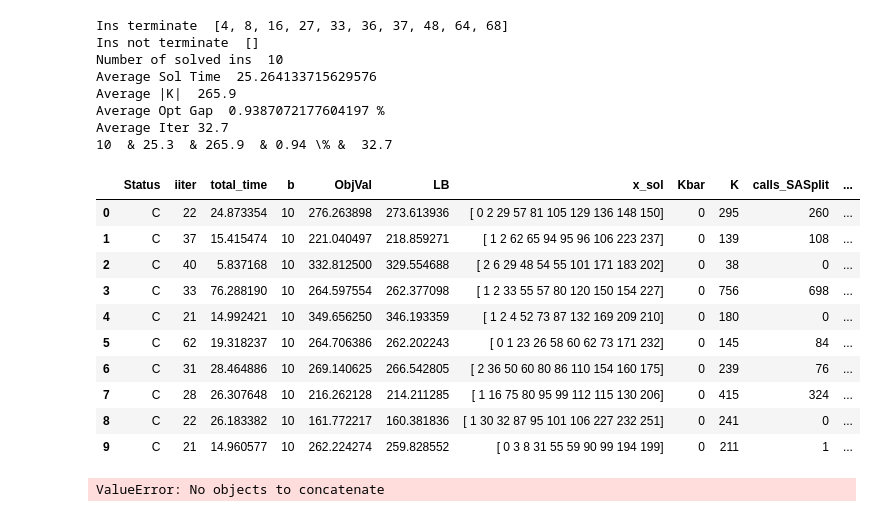
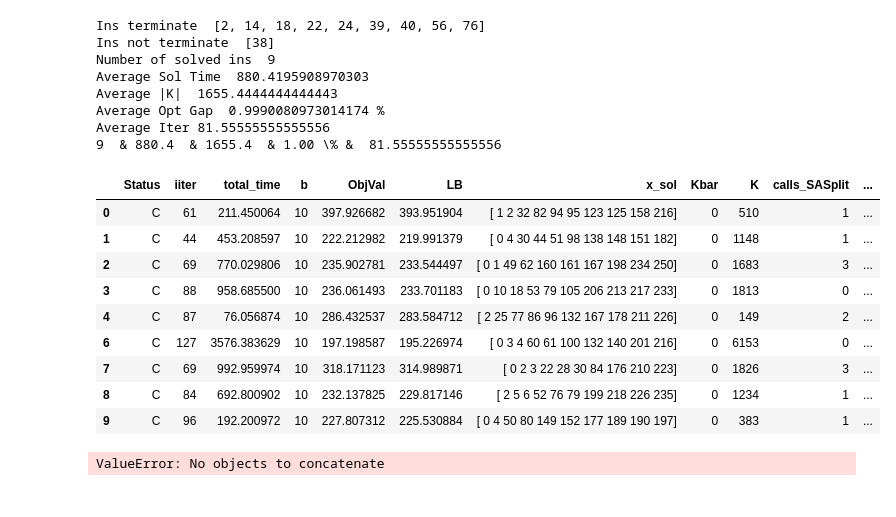
Before and after one commit to diHnguyen/SSPI, a Jupyter notebook: PythonConversion/Dec2024_Output/ProcessOutput.ipynb, the cells around one changed output. Cells and saved outputs as stored; diff of their text form; code cells hidden in the pictures.

```diff
--- a/PythonConversion/Dec2024_Output/ProcessOutput.ipynb
+++ b/PythonConversion/Dec2024_Output/ProcessOutput.ipynb
@@ -14,8 +14,8 @@ N = 40 #50
 
 # N40
 # ins = [1, 3, 5, 6, 7, 9, 10, 11, 12, 13]
-ins =  [4, 8, 16, 27, 33, 36, 37, 48, 64, 68]
-# ins =  [2, 14, 18, 22, 24, 38, 39, 40, 56, 76]
+# ins =  [4, 8, 16, 27, 33, 36, 37, 48, 64, 68]
+ins =  [2, 14, 18, 22, 24, 38, 39, 40, 56, 76]
 
 # N50
 # ins =  [2, 6, 7, 10, 13, 14, 15, 16, 17, 21]
@@ -26,7 +26,7 @@ ins =  [4, 8, 16, 27, 33, 36, 37, 48, 64, 68]
 def processMain(N, ins):
     fileNames = []
     for i in ins:
-        fileNames.append("./Dec2024_Output/Iter/main_singleCut_combinedStratV1_WarmStart_threshold_p_15_N"+str(N)+"_"+str(i)+".txt")
+        fileNames.append("./Dec2024_Output/Iter/main_singleCut_combinedStratV1_threshold_p_adaptivegap_15_N"+str(N)+"_"+str(i)+".txt")
         # fileNames.append("./Iter/main_A3_0_15_N"+str(N)+"_"+str(i)+".txt")
     # print(fileNames)
     # Use the next line for finished ins
@@ -65,51 +65,50 @@ def processMain(N, ins):
     df_filtered = df_filtered[df_filtered.Status == "C"]
     # df_filtered = df_filtered[~df_filtered['Ins'].isin(ins_not_terminate)]
     # df_filtered = df_filtered.groupby('Ins').apply(
     #     lambda group: group[group['total_time'] == group['total_time'].max()])
     # df_filtered = df_filtered.reset_index(drop=True)
     df_filtered["OptGap"] = (df_filtered.ObjVal-df_filtered.LB)/df_filtered.ObjVal*100
     solved_ins = len(df_filtered)
     avg_time = df_filtered['total_time'].mean()
     avg_K = df_filtered['K'].mean()
     opt_gap = df_filtered["OptGap"].mean()
     avg_iter = df_filtered["iiter"].mean()+1
     print("Number of solved ins ", solved_ins)
     print("Average Sol Time ", avg_time)
     print("Average |K| ", avg_K)
     print("Average Opt Gap ", opt_gap,"%")
     print("Average Iter", avg_iter)
     # {number:.2f}
     print(str(solved_ins), " & %.1f"  % avg_time, " & %.1f" % avg_K, " & %.2f" %opt_gap, "\% & ",str(avg_iter) )
 
 
     # print(output)
     # for i in range(5):
     #     output = pd.read_csv(EXP+"_N"+str(N)+"_"+str(i+1)+".txt", sep=";", header=None)
 
     return df_filtered
 
 df_default = processMain(N,ins)
 df_default
 # %% [output]
-Ins terminate  [4, 8, 16, 27, 33, 36, 37, 48, 64, 68]
-Ins not terminate  []
-Number of solved ins  10
-Average Sol Time  25.264133715629576
-Average |K|  265.9
-Average Opt Gap  0.9387072177604197 %
-Average Iter 32.7
-10  & 25.3  & 265.9  & 0.94 \% &  32.7
+Ins terminate  [2, 14, 18, 22, 24, 39, 40, 56, 76]
+Ins not terminate  [38]
+Number of solved ins  9
+Average Sol Time  880.4195908970303
+Average |K|  1655.4444444444443
+Average Opt Gap  0.9990080973014174 %
+Average Iter 81.55555555555556
+9  & 880.4  & 1655.4  & 1.00 \% &  81.55555555555556
 |  | Status | iiter | total_time | b | ObjVal | LB | x_sol | Kbar | K | calls_SASplit | ... |
-| 0 | C | 22 | 24.873354 | 10 | 276.263898 | 273.613936 | [ 0 2 29 57 81 105 129 136 148 150] | 0 | 295 | 260 | ... |
-| 1 | C | 37 | 15.415474 | 10 | 221.040497 | 218.859271 | [ 1 2 62 65 94 95 96 106 223 237] | 0 | 139 | 108 | ... |
-| 2 | C | 40 | 5.837168 | 10 | 332.812500 | 329.554688 | [ 2 6 29 48 54 55 101 171 183 202] | 0 | 38 | 0 | ... |
-| 3 | C | 33 | 76.288190 | 10 | 264.597554 | 262.377098 | [ 1 2 33 55 57 80 120 150 154 227] | 0 | 756 | 698 | ... |
-| 4 | C | 21 | 14.992421 | 10 | 349.656250 | 346.193359 | [ 1 2 4 52 73 87 132 169 209 210] | 0 | 180 | 0 | ... |
-| 5 | C | 62 | 19.318237 | 10 | 264.706386 | 262.202243 | [ 0 1 23 26 58 60 62 73 171 232] | 0 | 145 | 84 | ... |
-| 6 | C | 31 | 28.464886 | 10 | 269.140625 | 266.542805 | [ 2 36 50 60 80 86 110 154 160 175] | 0 | 239 | 76 | ... |
-| 7 | C | 28 | 26.307648 | 10 | 216.262128 | 214.211285 | [ 1 16 75 80 95 99 112 115 130 206] | 0 | 415 | 324 | ... |
-| 8 | C | 22 | 26.183382 | 10 | 161.772217 | 160.381836 | [ 1 30 32 87 95 101 106 227 232 251] | 0 | 241 | 0 | ... |
-| 9 | C | 21 | 14.960577 | 10 | 262.224274 | 259.828552 | [ 0 3 8 31 55 59 90 99 194 199] | 0 | 211 | 1 | ... |
+| 0 | C | 61 | 211.450064 | 10 | 397.926682 | 393.951904 | [ 1 2 32 82 94 95 123 125 158 216] | 0 | 510 | 1 | ... |
+| 1 | C | 44 | 453.208597 | 10 | 222.212982 | 219.991379 | [ 0 4 30 44 51 98 138 148 151 182] | 0 | 1148 | 1 | ... |
+| 2 | C | 69 | 770.029806 | 10 | 235.902781 | 233.544497 | [ 0 1 49 62 160 161 167 198 234 250] | 0 | 1683 | 3 | ... |
+| 3 | C | 88 | 958.685500 | 10 | 236.061493 | 233.701183 | [ 0 10 18 53 79 105 206 213 217 233] | 0 | 1813 | 0 | ... |
+| 4 | C | 87 | 76.056874 | 10 | 286.432537 | 283.584712 | [ 2 25 77 86 96 132 167 178 211 226] | 0 | 149 | 2 | ... |
+| 6 | C | 127 | 3576.383629 | 10 | 197.198587 | 195.226974 | [ 0 3 4 60 61 100 132 140 201 216] | 0 | 6153 | 0 | ... |
+| 7 | C | 69 | 992.959974 | 10 | 318.171123 | 314.989871 | [ 0 2 3 22 28 30 84 176 210 223] | 0 | 1826 | 3 | ... |
+| 8 | C | 84 | 692.800902 | 10 | 232.137825 | 229.817146 | [ 2 5 6 52 76 79 199 218 226 235] | 0 | 1234 | 1 | ... |
+| 9 | C | 96 | 192.200972 | 10 | 227.807312 | 225.530884 | [ 0 4 50 80 149 152 177 189 190 197] | 0 | 383 | 1 | ... |
 # %%
 import pandas as pd
 import os
```
